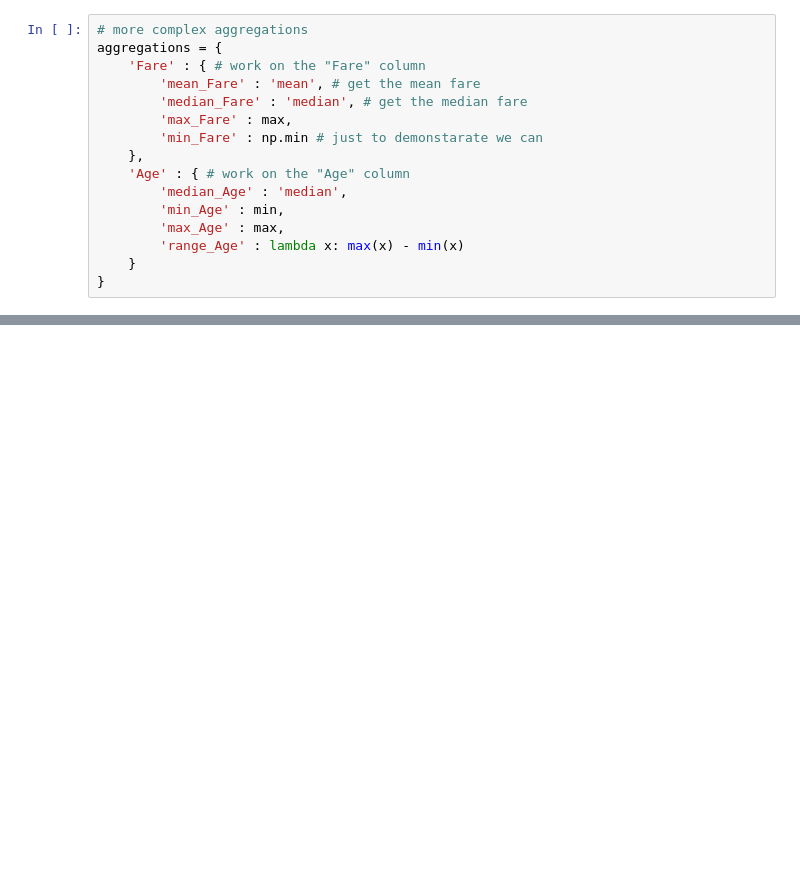
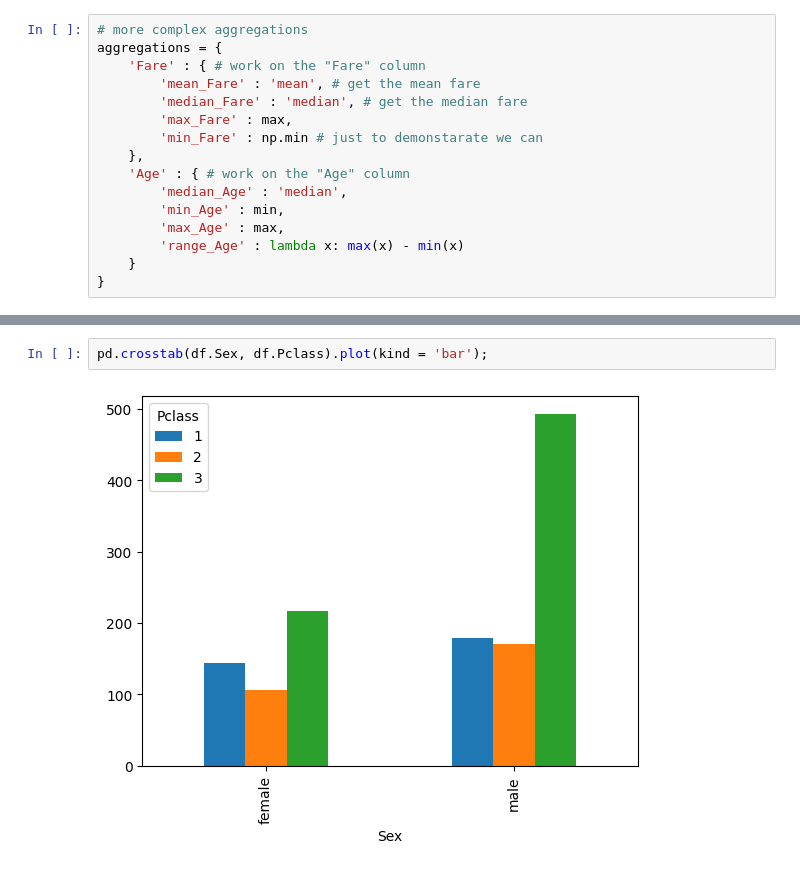
Before and after one commit to zakpdev/titanic, a Jupyter notebook: notebooks/2.0-zp-exploring-processing-data.ipynb, the cells around one changed output, grey strips where cells are left out. Cells and saved outputs as stored; diff of their text form; blank space fills up the shorter version.

```diff
--- a/notebooks/2.0-zp-exploring-processing-data.ipynb
+++ b/notebooks/2.0-zp-exploring-processing-data.ipynb
@@ -447,0 +470,4 @@ SpecificationError: nested renamer is not supported
+# %%
+pd.crosstab(df.Sex, df.Pclass).plot(kind = 'bar');
+# %% [output]
+[figure, added]
```
Also changed, not shown: parts of 8 cells of this notebook.
